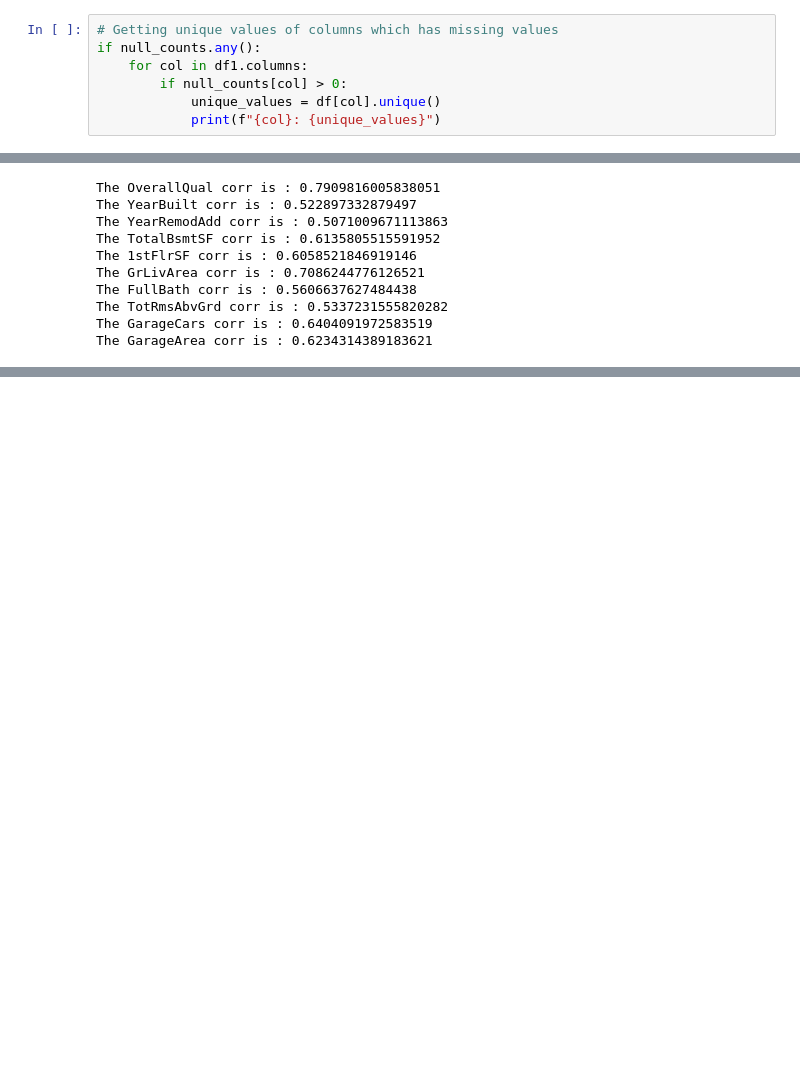
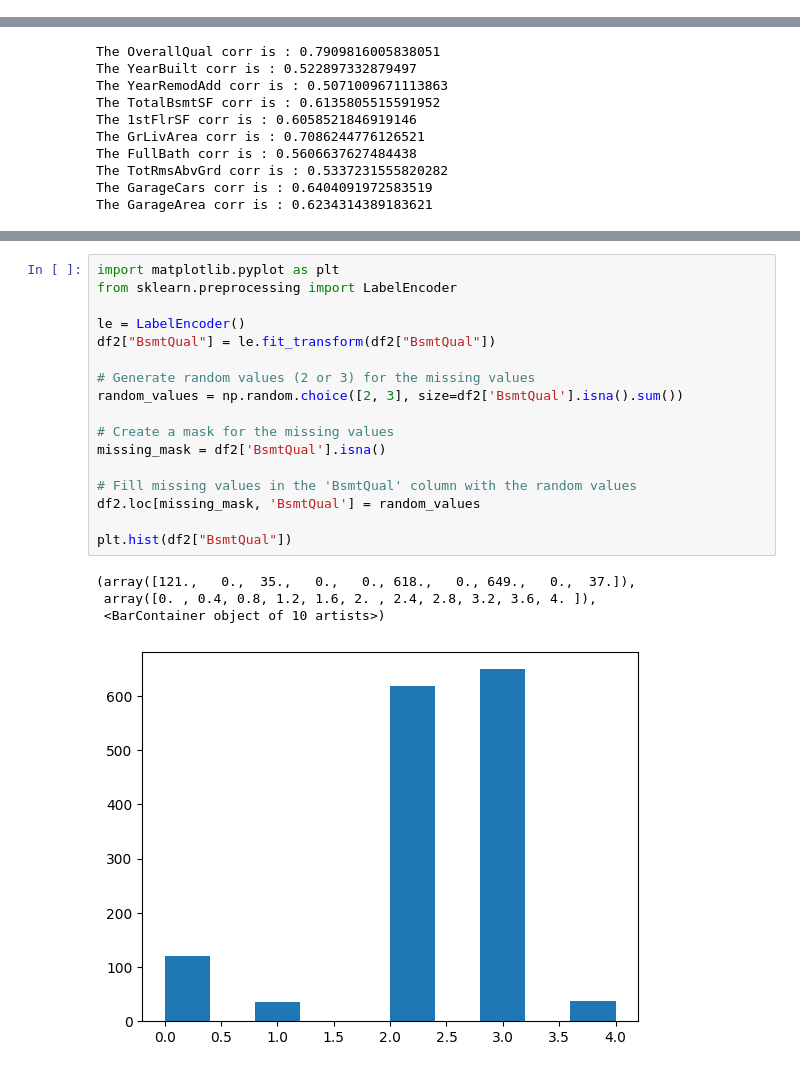
Before and after one commit to MohAsh81/Kaggle, a Jupyter notebook: Advanced_House_Prediction.ipynb, the cells around one changed output, grey strips where cells are left out. Cells and saved outputs as stored; diff of their text form; blank space fills up the shorter version.

```diff
--- a/Advanced_House_Prediction.ipynb
+++ b/Advanced_House_Prediction.ipynb
@@ -72,10 +72,3 @@ df1
 df1.shape
 # %% [output]
 (1460, 76)
-# %%
-# Getting unique values of columns which has missing values
-if null_counts.any():
-    for col in df1.columns:
-        if null_counts[col] > 0:
-            unique_values = df[col].unique()
-            print(f"{col}: {unique_values}")
@@ -208,0 +190,22 @@ The GarageArea corr is : 0.6234314389183621
+# %%
+import matplotlib.pyplot as plt
+from sklearn.preprocessing import LabelEncoder
+
+le = LabelEncoder()
+df2["BsmtQual"] = le.fit_transform(df2["BsmtQual"])
+
+# Generate random values (2 or 3) for the missing values
+random_values = np.random.choice([2, 3], size=df2['BsmtQual'].isna().sum())
+
+# Create a mask for the missing values
+missing_mask = df2['BsmtQual'].isna()
+
+# Fill missing values in the 'BsmtQual' column with the random values
+df2.loc[missing_mask, 'BsmtQual'] = random_values
+
+plt.hist(df2["BsmtQual"])
+# %% [output]
+(array([121.,   0.,  35.,   0.,   0., 618.,   0., 649.,   0.,  37.]),
+ array([0. , 0.4, 0.8, 1.2, 1.6, 2. , 2.4, 2.8, 3.2, 3.6, 4. ]),
+ <BarContainer object of 10 artists>)
+[figure, added]
```
Also changed, not shown: parts of 14 cells of this notebook.
